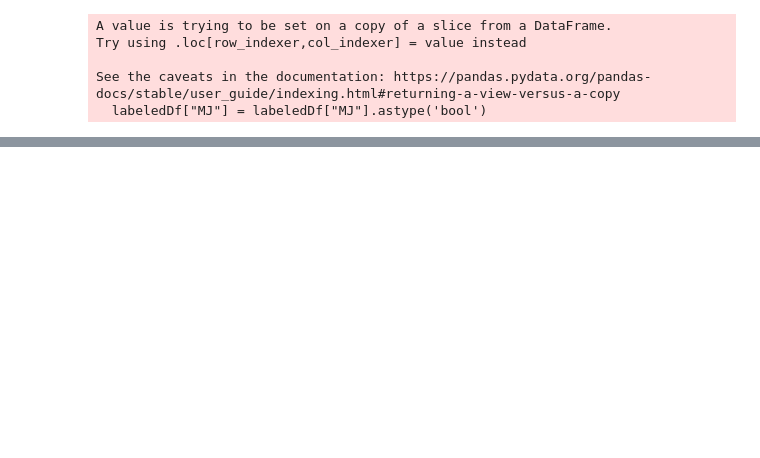
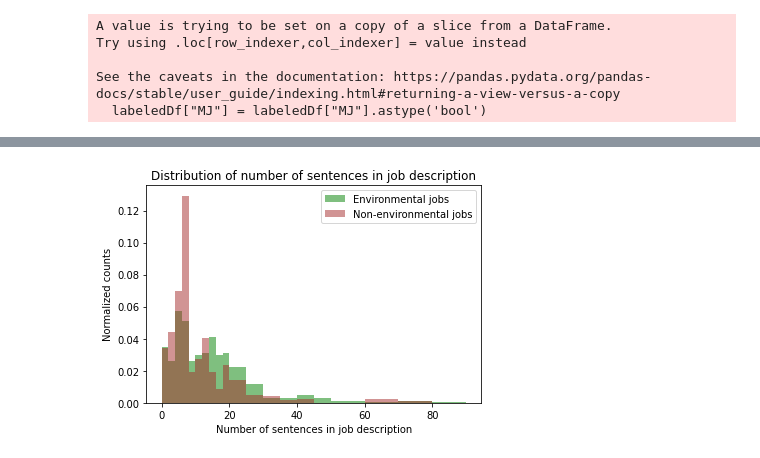
Before and after one commit to emilysharata/Thesis, a Jupyter notebook: Df merging & visualization.ipynb, the cells around one changed output, grey strips where cells are left out. Cells and saved outputs as stored; diff of their text form; code cells hidden in the pictures; blank space fills up the shorter version.

```diff
--- a/Df merging & visualization.ipynb
+++ b/Df merging & visualization.ipynb
@@ -363,0 +359,12 @@ Name: CANTON, dtype: int64
+# %%
+bins = list(range(0, 20, 2))+list(range(20, 50, 5))+list(range(50,100,10))
+#plt.hist(mergedDf["NumSentences"], bins=bins, density=True, color="grey")
+plt.hist(mergedDf[mergedDf["MJ"] == True]["NumSentences"], bins=bins, density=True, color="green", alpha=0.5, label="Environmental jobs")
+plt.hist(mergedDf[mergedDf["MJ"] == False]["NumSentences"], bins=bins, density=True, color="brown", alpha=0.5, label="Non-environmental jobs")
+plt.xlabel("Number of sentences in job description")
+plt.ylabel("Normalized counts")
+plt.legend()
+plt.title("Distribution of number of sentences in job description")
+plt.savefig("Plots/SentenceLength.pdf")
+# %% [output]
+[figure, added]
```
Also changed, not shown: parts of 57 cells of this notebook, 6 other files.
